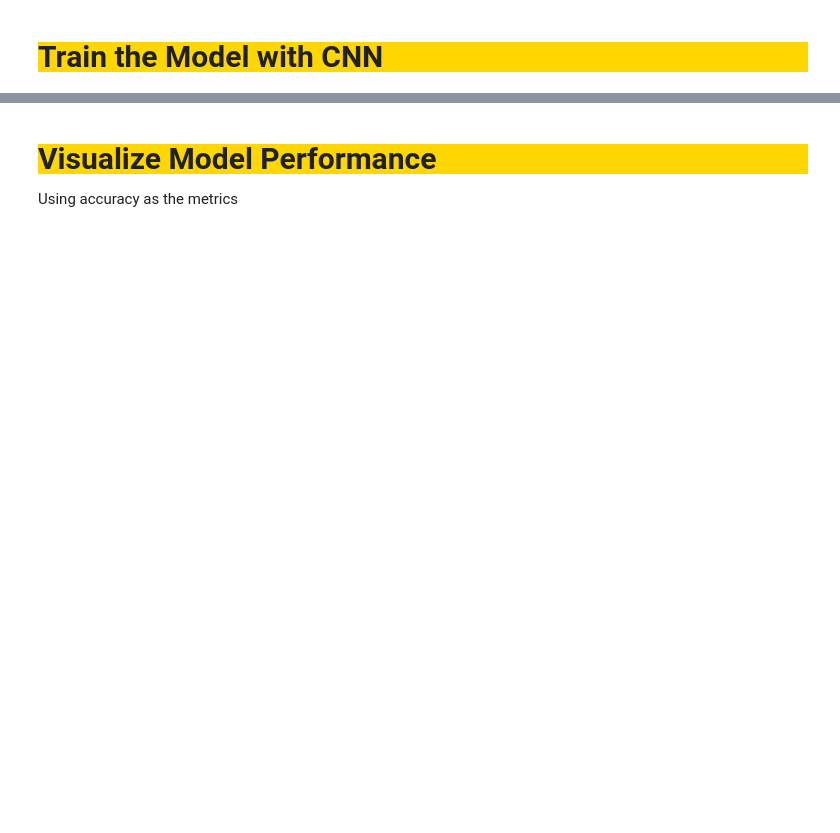
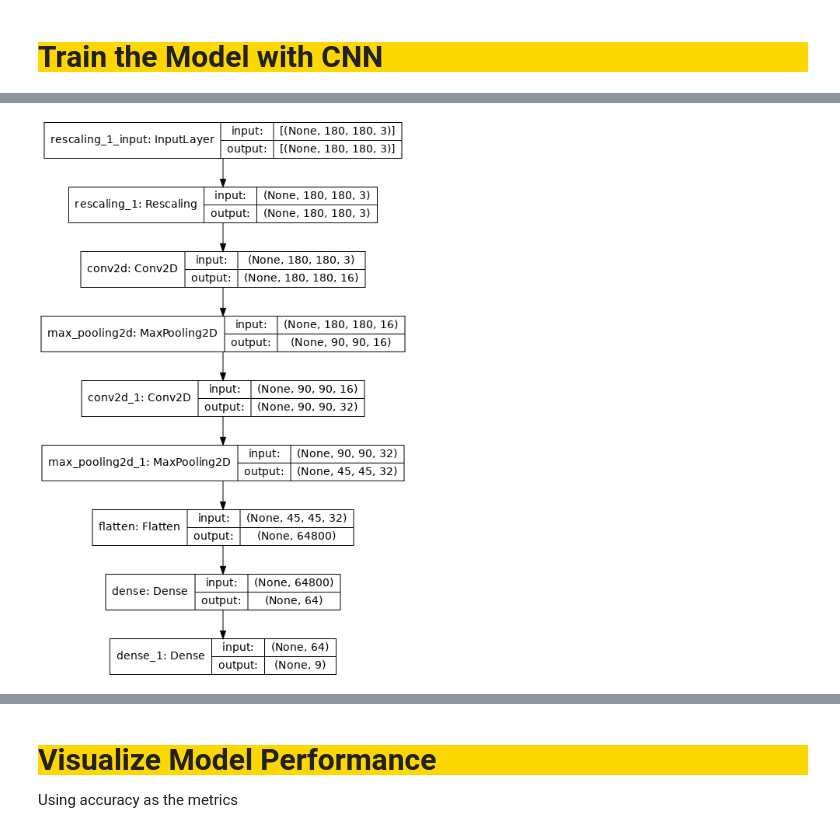
Before and after one commit to MaryAdewunmi/Kaggle-BIPOC, a Jupyter notebook: isic-melanoma-image-classification.ipynb, the cells around one changed output, grey strips where cells are left out. Cells and saved outputs as stored; diff of their text form; code cells hidden in the pictures; blank space fills up the shorter version.

```diff
--- a/isic-melanoma-image-classification.ipynb
+++ b/isic-melanoma-image-classification.ipynb
@@ -258,5 +259,9 @@ Trainable params: 3,989,801
 Non-trainable params: 0
 _________________________________________________________________
+# %%
+tf.keras.utils.plot_model(model = model , rankdir="TB", dpi=72, show_shapes=True)
+# %% [output]
+[figure, added]
 # %%
 epochs=15
 history = model.fit(
```
Also changed, not shown: parts of 19 cells of this notebook.
